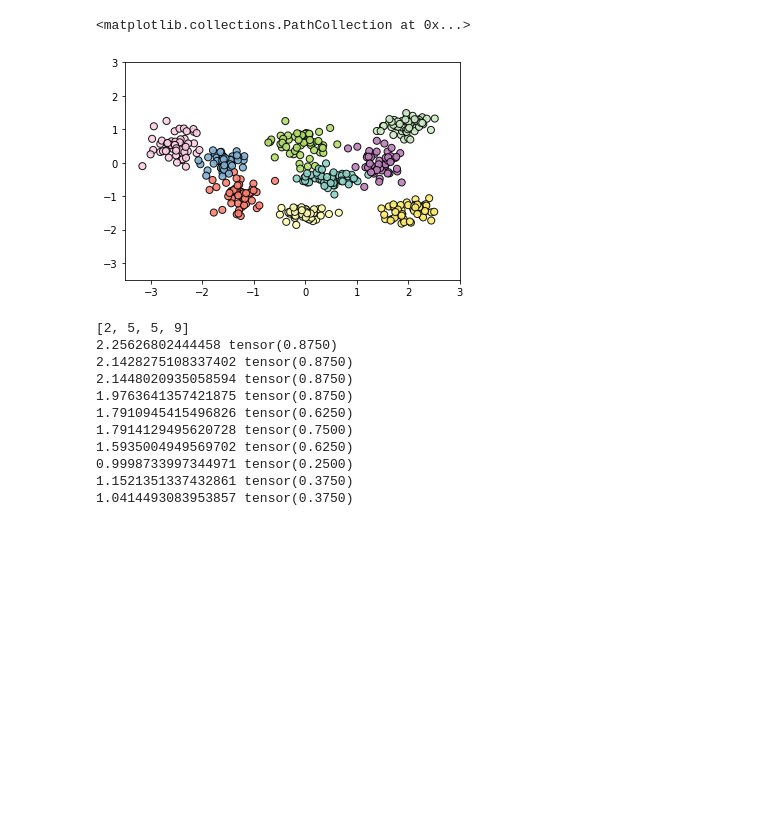
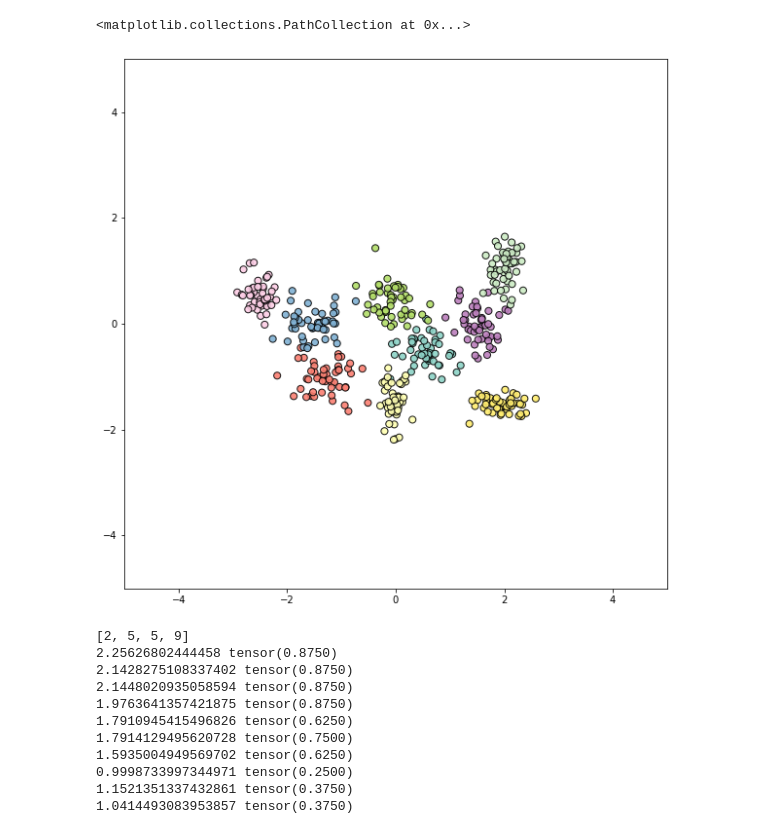
Before and after one commit to Kaleidophon/know-your-limits, a Jupyter notebook: multiclass_toy_uncertainty_polytopes.ipynb, the cells around one changed output. Drawn from its saved outputs; the diff is of its cells as text; code cells hidden in the pictures; blank space fills up the shorter version.

```diff
--- a/multiclass_toy_uncertainty_polytopes.ipynb
+++ b/multiclass_toy_uncertainty_polytopes.ipynb
@@ -31,3 +39,9 @@ from plnn import PLNN
+# %%
+# Define some constants here that stay fixed for the entire notebook
+XY_LIM = [-5, 5]  # Limits of feature space
+FIGSIZE = [10, 10]  # Plot size
+DECISION_RADIUS = np.max(np.abs(XY_LIM))  # Radius for Geocert to look for polytopes as l_inf distance
+ORIGIN = torch.Tensor([0, 0])  # Origin of 2D space from which polytopes will be discovered
 # %% [markdown]
 ## Data generation
 
@@ -87,0 +49,20 @@ torch.Size([450, 2]) torch.Size([450])
+# %%
+# Generate data clusters
+
+def generate_cluster(mean, size, label):
+    c = np.random.multivariate_normal(mean=mean, cov=np.diag(np.random.uniform(0.02, 0.1, size=(2,))), size=size)
+    return c
+
+cluster_locations = [
+    np.array([0.5, -0.5]), np.array([0, -1.5]), np.array([-1.3,-1]), np.array([-1.5,0]), np.array([-0.1,0.5]),
+    np.array([ -2.5, 0.5]), np.array([ 1.5, 0]), np.array([2, 1.1]), np.array([2, -1.5])
+]
+cluster_size = 50
+
+X = []
+for label, cluster_mean in enumerate(cluster_locations):
+    cluster_X = generate_cluster(cluster_mean, cluster_size, label)
+    X.append(cluster_X)
+
+X = np.concatenate(X, axis=0)
+y = (np.ones((cluster_size, 9)) * np.arange(9)).T.reshape(cluster_size * 9)
@@ -88,15 +75,15 @@ torch.Size([450, 2]) torch.Size([450])
 # %%
 # Quick check on how the clusters are looking
 
-plt.figure(figsize=(6,4))
+plt.figure(figsize=FIGSIZE)
 axes = plt.gca()
-axes.set_xlim([-3.5,3])
-axes.set_ylim([-3.5,3])
-plt.scatter(X_train[:, 0], X[:, 1],  c=y, cmap='Set3',
+axes.set_xlim(XY_LIM)
+axes.set_ylim(XY_LIM)
+plt.scatter(X[:, 0], X[:, 1],  c=y, cmap='Set3',
                 edgecolors='k', alpha=0.9, s=50)
 # %% [output]
 <matplotlib.collections.PathCollection at 0x...>
-[figure, old version]
+[figure, new version]
 # %%
 class SimpleDataset(Dataset):
 
```
Also changed, not shown: parts of 6 cells of this notebook.
